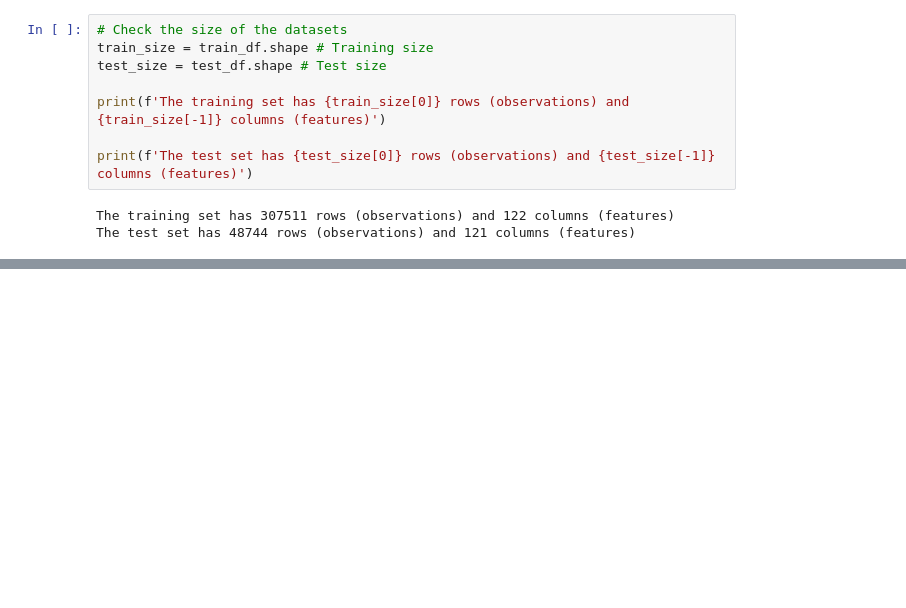
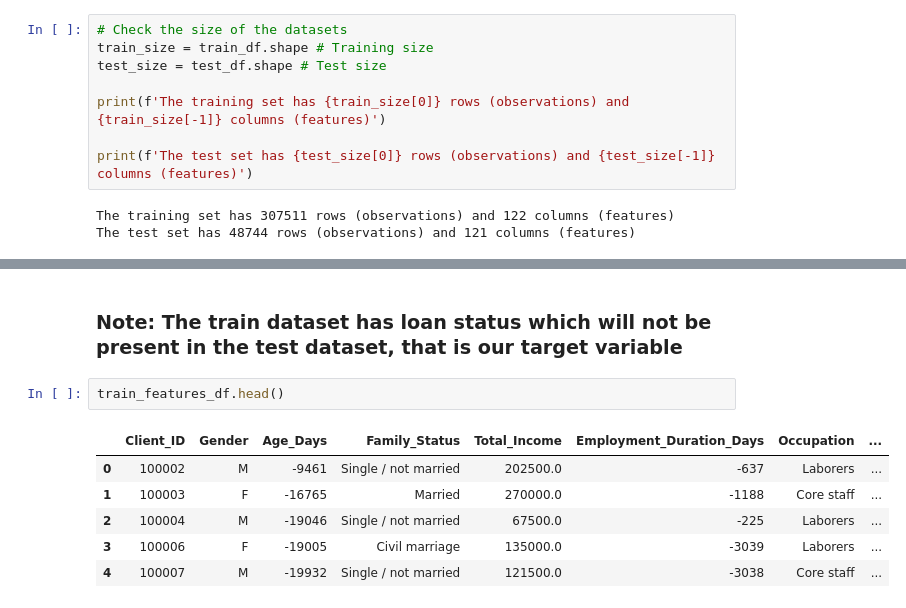
Before and after one commit to Sunday-Oladokun/Credit-Risk-Scoring-System, a Jupyter notebook: Credit Risk Scoring System.ipynb, the cells around one changed output, grey strips where cells are left out. Drawn from its saved outputs; the diff is of its cells as text; blank space fills up the shorter version.

```diff
--- a/Credit Risk Scoring System.ipynb
+++ b/Credit Risk Scoring System.ipynb
@@ -153,0 +512,11 @@ Index(['SK_ID_CURR', 'TARGET', 'NAME_CONTRACT_TYPE', 'CODE_GENDER',
+# %% [markdown]
+### **Note: The train dataset has loan status which will not be present in the test dataset, that is our target variable**
+# %%
+train_features_df.head()
+# %% [output]
+|  | Client_ID | Gender | Age_Days | Family_Status | Total_Income | Employment_Duration_Days | Occupation | ... |
+| 0 | 100002 | M | -9461 | Single / not married | 202500.0 | -637 | Laborers | ... |
+| 1 | 100003 | F | -16765 | Married | 270000.0 | -1188 | Core staff | ... |
+| 2 | 100004 | M | -19046 | Single / not married | 67500.0 | -225 | Laborers | ... |
+| 3 | 100006 | F | -19005 | Civil marriage | 135000.0 | -3039 | Laborers | ... |
+| 4 | 100007 | M | -19932 | Single / not married | 121500.0 | -3038 | Core staff | ... |
```
Also changed, not shown: parts of 28 cells of this notebook.
